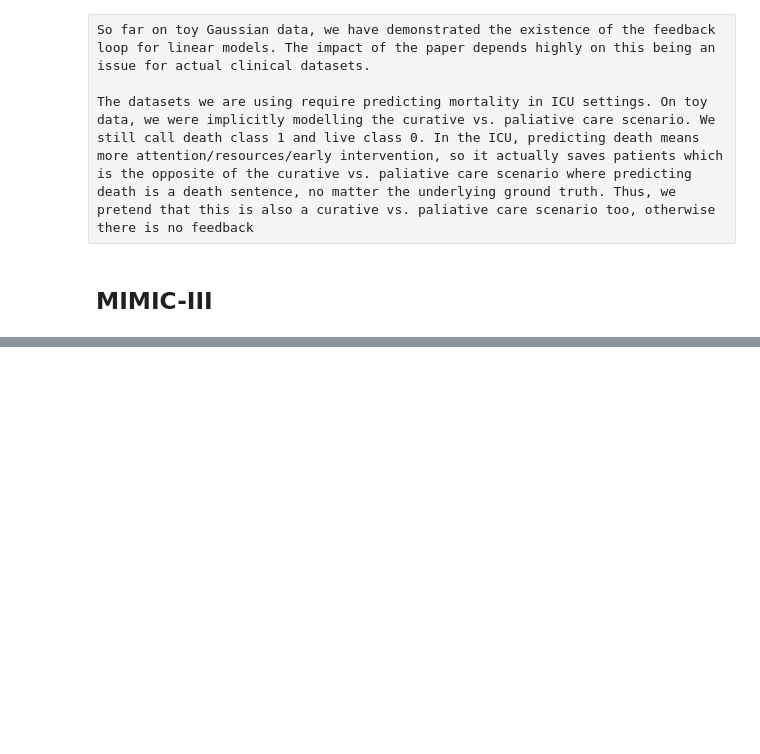
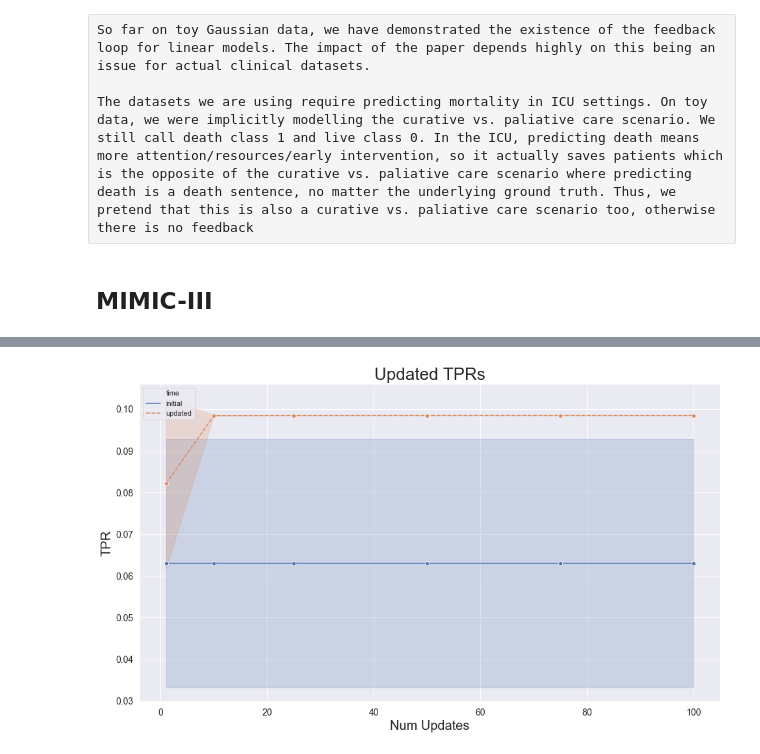
Before and after one commit to georgeadam/feedback_loops, a Jupyter notebook: real_data.ipynb, the cells around one changed output, grey strips where cells are left out. Drawn from its saved outputs; the diff is of its cells as text; code cells hidden in the pictures; blank space fills up the shorter version.

```diff
--- a/real_data.ipynb
+++ b/real_data.ipynb
@@ -165,0 +181,5 @@ ax.tick_params(axis='both', which='minor', labelsize=14)
+# %%
+rate_type = "tpr"
+plot_rate(data, rate_type, model_name)
+# %% [output]
+[figure, added]
```
Also changed, not shown: parts of 40 cells of this notebook.
